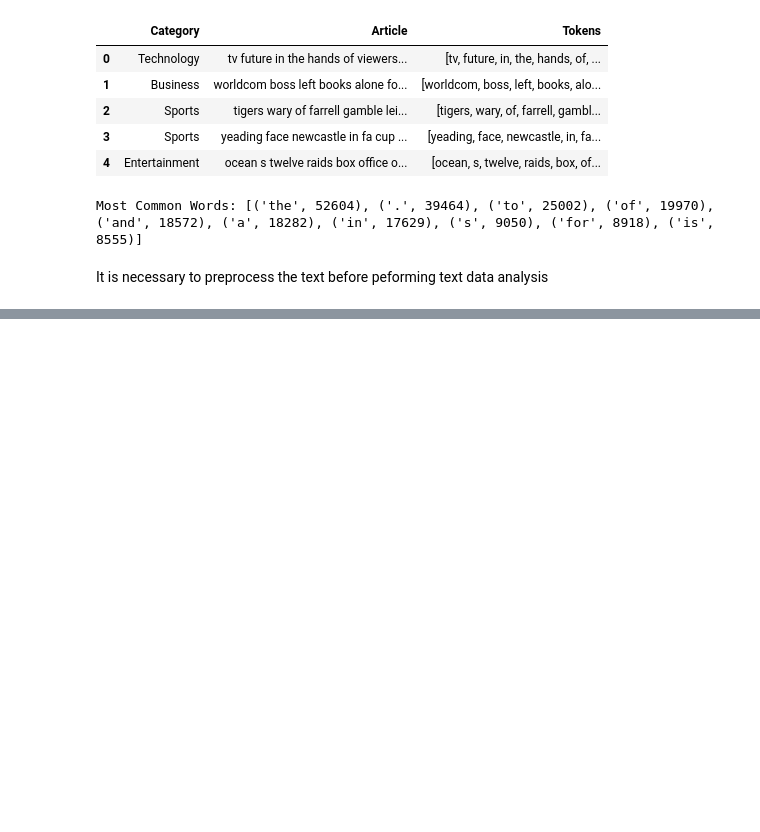
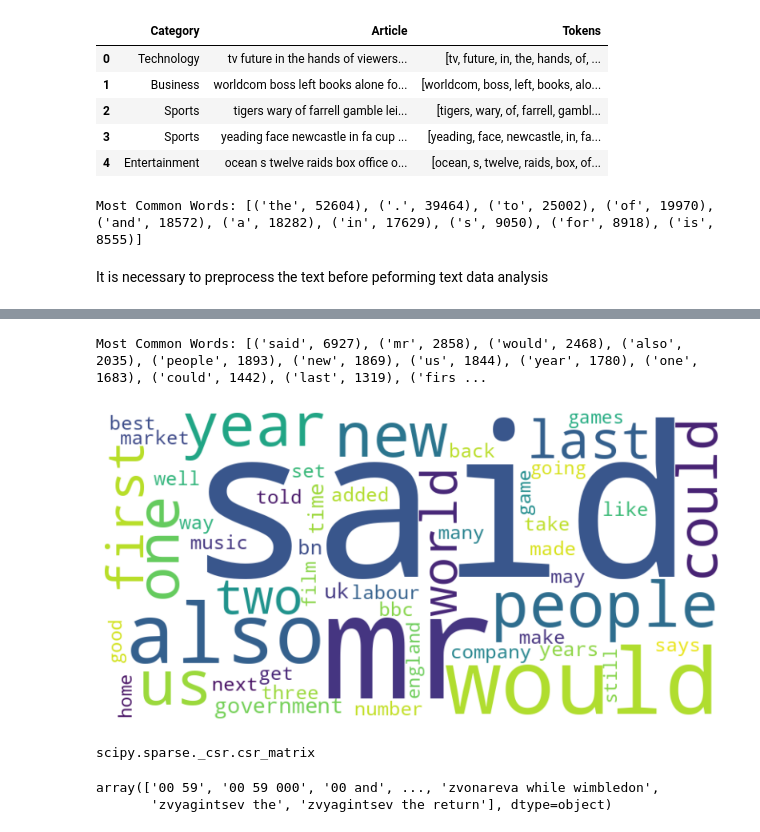
Before and after one commit to yedhuk/categorizing-news-articles-flipitnews, a Jupyter notebook: notebook/FlipItNews Business Case.ipynb, the cells around one changed output, grey strips where cells are left out. Cells and saved outputs as stored; diff of their text form; code cells hidden in the pictures; blank space fills up the shorter version.

Commit message:
Basic Text Processing Done

```diff
--- a/notebook/FlipItNews Business Case.ipynb
+++ b/notebook/FlipItNews Business Case.ipynb
@@ -190,0 +238,29 @@ It is necessary to preprocess the text before peforming text data analysis
+# %%
+def preprocess_text(text):
+    # Lowercase, remove punctuation and non-alphabetic characters
+    text = re.sub(r'[^a-zA-Z\s]', '', text.lower())
+    tokens = word_tokenize(text)
+    # Remove stopwords
+    tokens = [word for word in tokens if word not in stopwords.words('english')]
+    return tokens
+# %%
+df['Tokens'] = df['Article'].apply(preprocess_text)
+# %%
+all_tokens = [word for tokens in df['Tokens'] for word in tokens]
+freq_dist = FreqDist(all_tokens)
+common_words = freq_dist.most_common(50)
+print("Most Common Words:", common_words)
+# %% [output]
+Most Common Words: [('said', 6927), ('mr', 2858), ('would', 2468), ('also', 2035), ('people', 1893), ('new', 1869), ('us', 1844), ('year', 1780), ('one', 1683), ('could', 1442), ('last', 1319), ('firs ...
+# %%
+common_words_dict = dict(common_words)
+# %%
+wordcloud = WordCloud(width=800, height=400, background_color='white').generate_from_frequencies(common_words_dict)
+
+# Display the word cloud
+plt.figure(figsize=(10, 5))
+plt.imshow(wordcloud, interpolation='bilinear')
+plt.axis('off')  # Turn off axis
+plt.show()
+# %% [output]
+[figure, added]
@@ -190,0 +270,4 @@ It is necessary to preprocess the text before peforming text data analysis
+# %%
+type(X)
+# %% [output]
+scipy.sparse._csr.csr_matrix
@@ -190,0 +276,5 @@ It is necessary to preprocess the text before peforming text data analysis
+# %%
+ngrams
+# %% [output]
+array(['00 59', '00 59 000', '00 and', ..., 'zvonareva while wimbledon',
+       'zvyagintsev the', 'zvyagintsev the return'], dtype=object)
```
Also changed, not shown: parts of 17 cells of this notebook.
